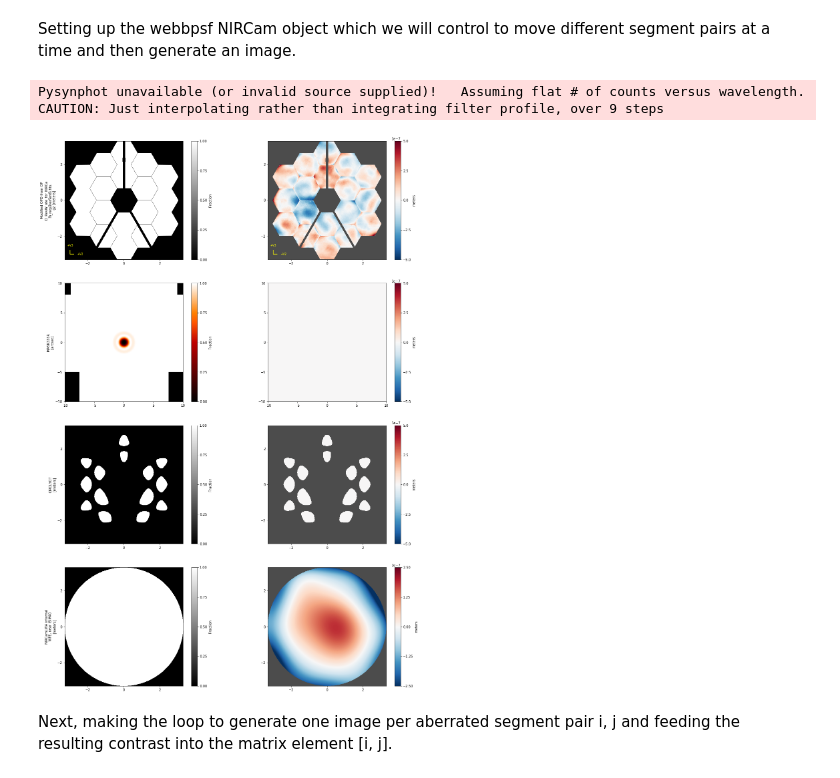
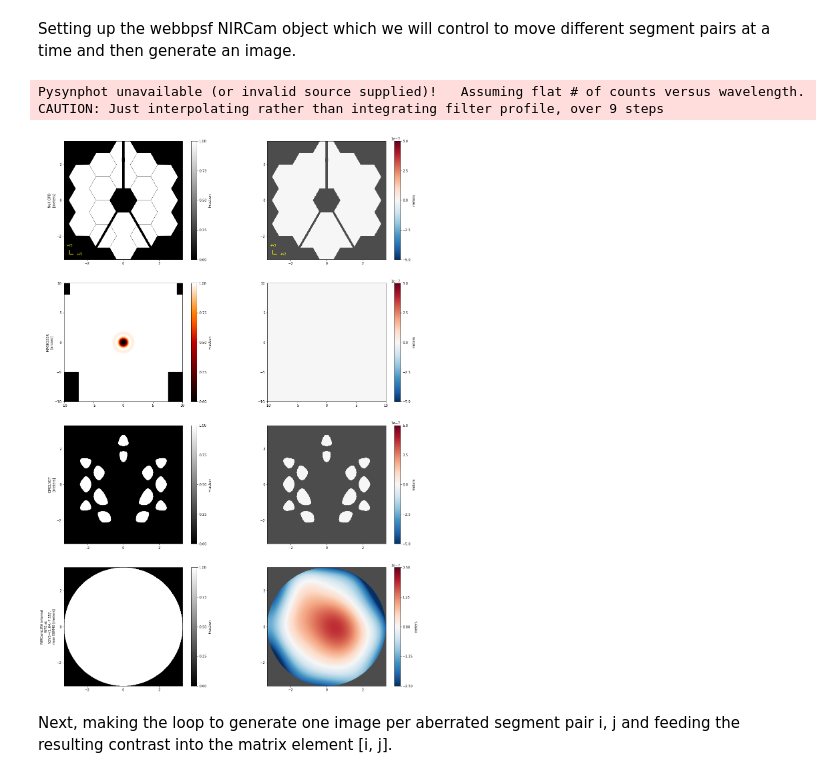
Before and after one commit to spacetelescope/PASTIS, a Jupyter notebook: Jupyter Notebooks/4_Testing numerical matrix generation.ipynb, the cells around one changed output. Cells and saved outputs as stored; diff of their text form; code cells hidden in the pictures.

```diff
--- a/Jupyter Notebooks/4_Testing numerical matrix generation.ipynb
+++ b/Jupyter Notebooks/4_Testing numerical matrix generation.ipynb
@@ -85,20 +92,21 @@ Setting up the webbpsf NIRCam object which we will control to move different seg
 # %%
 # Set up NIRCam object from WebbPSF
 nc_coro = webbpsf.NIRCam()
 nc_coro.filter = filter
 nc_coro.image_mask = fpm
 nc_coro.pupil_mask = lyot_stop
 
 # Null the OTE OPDs for the PSFs, maybe we will add internal WFE later.
 nc_coro, ote_coro = webbpsf.enable_adjustable_ote(nc_coro)      # create OTE for coronagraph
+ote_coro.zero()    # Delete the OTE OPD
 
 plt.figure(figsize=(20, 30))
 nc_coro.display()
 plt.show()
 # %% [output]
 Pysynphot unavailable (or invalid source supplied)!   Assuming flat # of counts versus wavelength.
 CAUTION: Just interpolating rather than integrating filter profile, over 9 steps
-[figure, old version]
+[figure, new version]
 # %% [markdown]
 Next, making the loop to generate one image per aberrated segment pair i, j and feeding the resulting contrast into the matrix element [i, j].
 # %%
```
Also changed, not shown: parts of 4 cells of this notebook.
